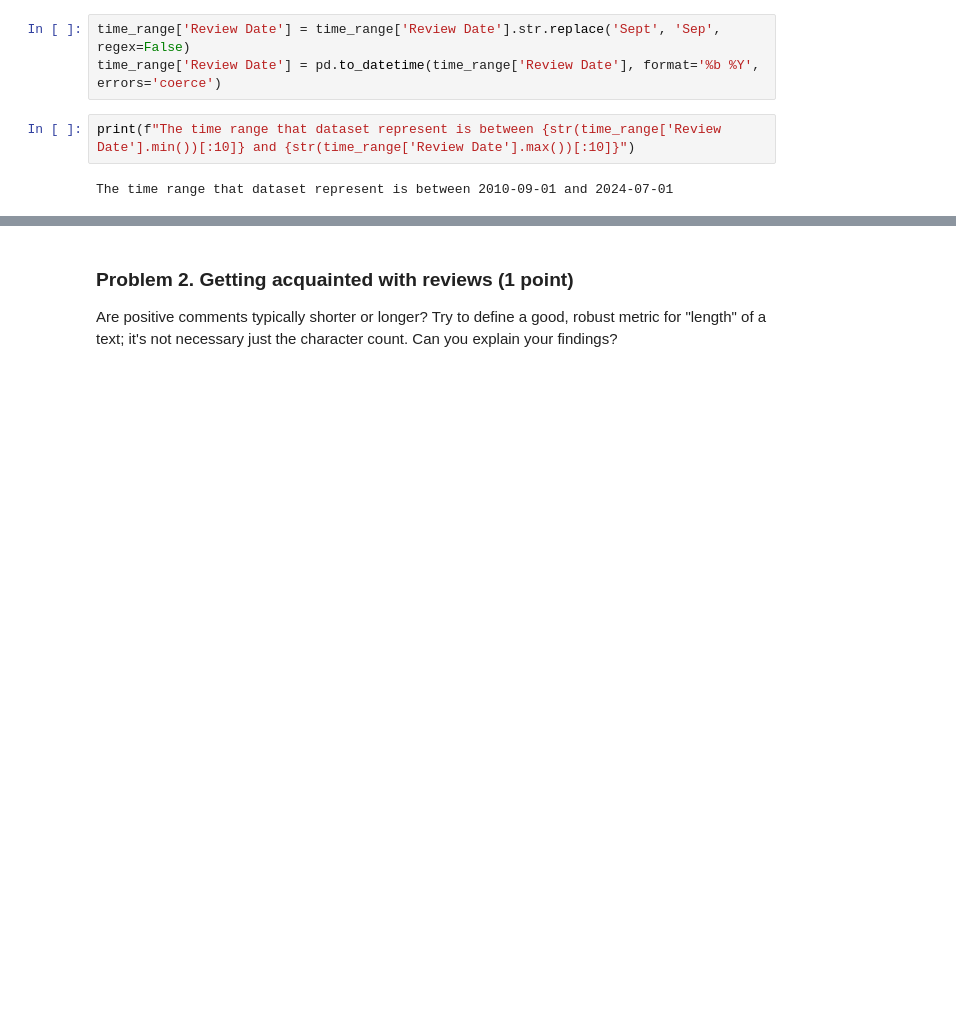
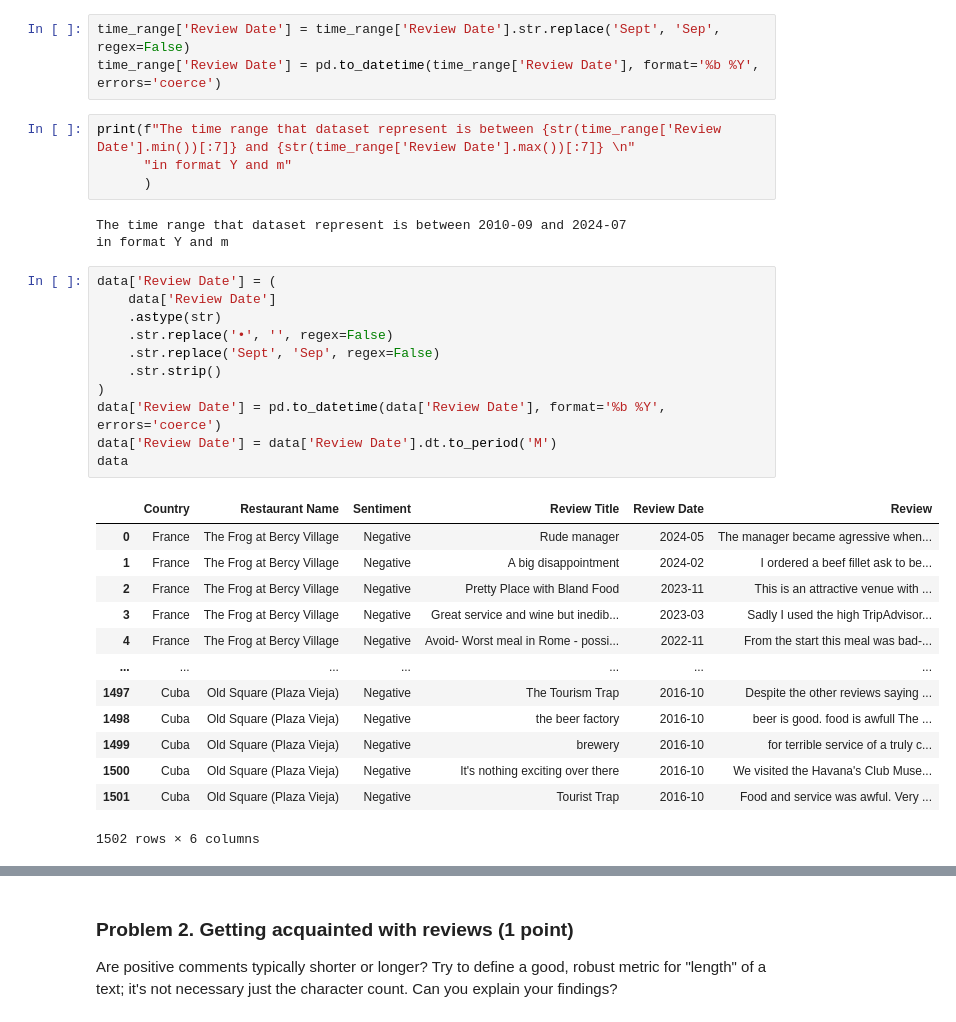
Before and after one commit to plamensve/Data_Science_Upskill_Softuni, a Jupyter notebook: 07_working_with_text/Working with Text Lab.ipynb, the cells around one changed output, grey strips where cells are left out. Saved outputs shown, nothing was run; the diff lists cells and outputs as text; blank space fills up the shorter version.

```diff
--- a/07_working_with_text/Working with Text Lab.ipynb
+++ b/07_working_with_text/Working with Text Lab.ipynb
@@ -96,6 +100,34 @@ time_range
 time_range['Review Date'] = time_range['Review Date'].str.replace('Sept', 'Sep', regex=False)
 time_range['Review Date'] = pd.to_datetime(time_range['Review Date'], format='%b %Y', errors='coerce')
 # %%
-print(f"The time range that dataset represent is between {str(time_range['Review Date'].min())[:10]} and {str(time_range['Review Date'].max())[:10]}")
+print(f"The time range that dataset represent is between {str(time_range['Review Date'].min())[:7]} and {str(time_range['Review Date'].max())[:7]} \n"
+      "in format Y and m"
+      )
 # %% [output]
-The time range that dataset represent is between 2010-09-01 and 2024-07-01
+The time range that dataset represent is between 2010-09 and 2024-07
+in format Y and m
+# %%
+data['Review Date'] = (
+    data['Review Date']
+    .astype(str)
+    .str.replace('•', '', regex=False)
+    .str.replace('Sept', 'Sep', regex=False)
+    .str.strip()
+)
+data['Review Date'] = pd.to_datetime(data['Review Date'], format='%b %Y', errors='coerce')
+data['Review Date'] = data['Review Date'].dt.to_period('M')
+data
+# %% [output]
+|  | Country | Restaurant Name | Sentiment | Review Title | Review Date | Review |
+| 0 | France | The Frog at Bercy Village | Negative | Rude manager | 2024-05 | The manager became agressive when... |
+| 1 | France | The Frog at Bercy Village | Negative | A big disappointment | 2024-02 | I ordered a beef fillet ask to be... |
+| 2 | France | The Frog at Bercy Village | Negative | Pretty Place with Bland Food | 2023-11 | This is an attractive venue with ... |
+| 3 | France | The Frog at Bercy Village | Negative | Great service and wine but inedib... | 2023-03 | Sadly I used the high TripAdvisor... |
+| 4 | France | The Frog at Bercy Village | Negative | Avoid- Worst meal in Rome - possi... | 2022-11 | From the start this meal was bad-... |
+| ... | ... | ... | ... | ... | ... | ... |
+| 1497 | Cuba | Old Square (Plaza Vieja) | Negative | The Tourism Trap | 2016-10 | Despite the other reviews saying ... |
+| 1498 | Cuba | Old Square (Plaza Vieja) | Negative | the beer factory | 2016-10 | beer is good. food is awfull The ... |
+| 1499 | Cuba | Old Square (Plaza Vieja) | Negative | brewery | 2016-10 | for terrible service of a truly c... |
+| 1500 | Cuba | Old Square (Plaza Vieja) | Negative | It's nothing exciting over there | 2016-10 | We visited the Havana's Club Muse... |
+| 1501 | Cuba | Old Square (Plaza Vieja) | Negative | Tourist Trap | 2016-10 | Food and service was awful. Very ... |
+1502 rows × 6 columns
```
Also changed, not shown: parts of 34 cells of this notebook.
